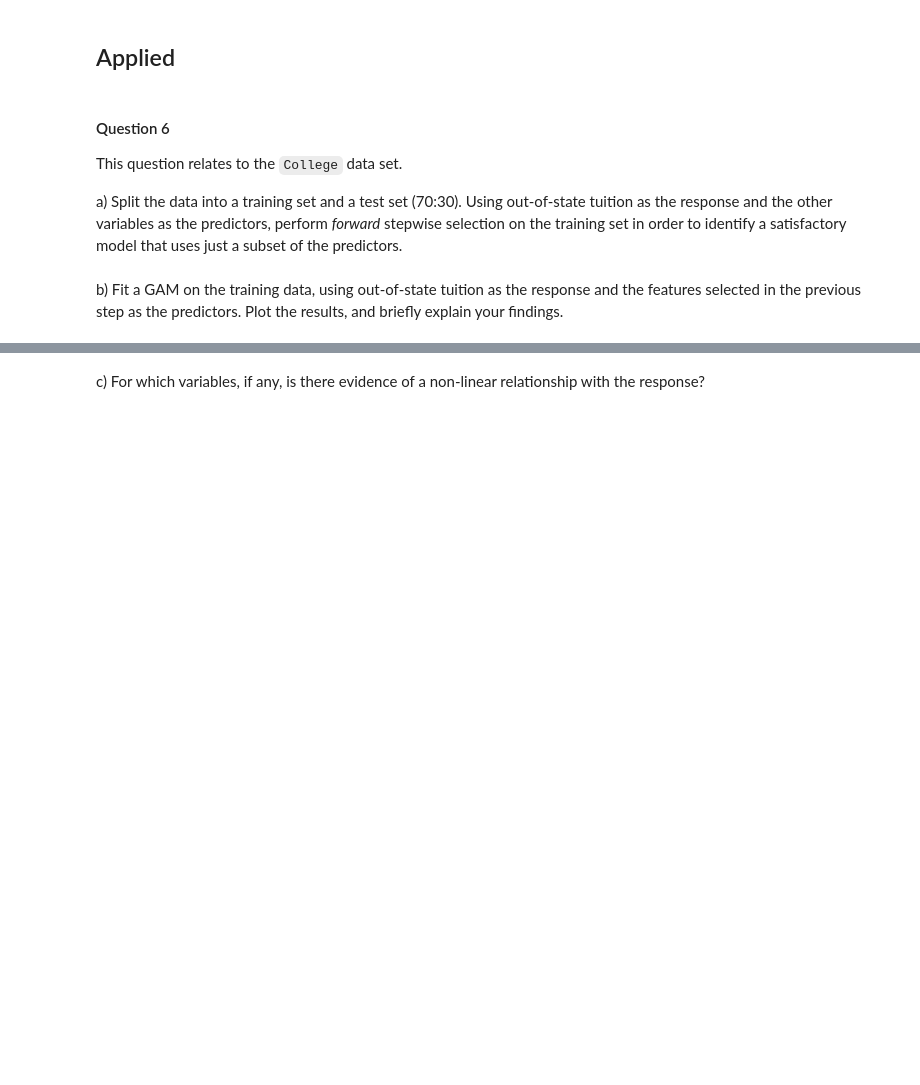
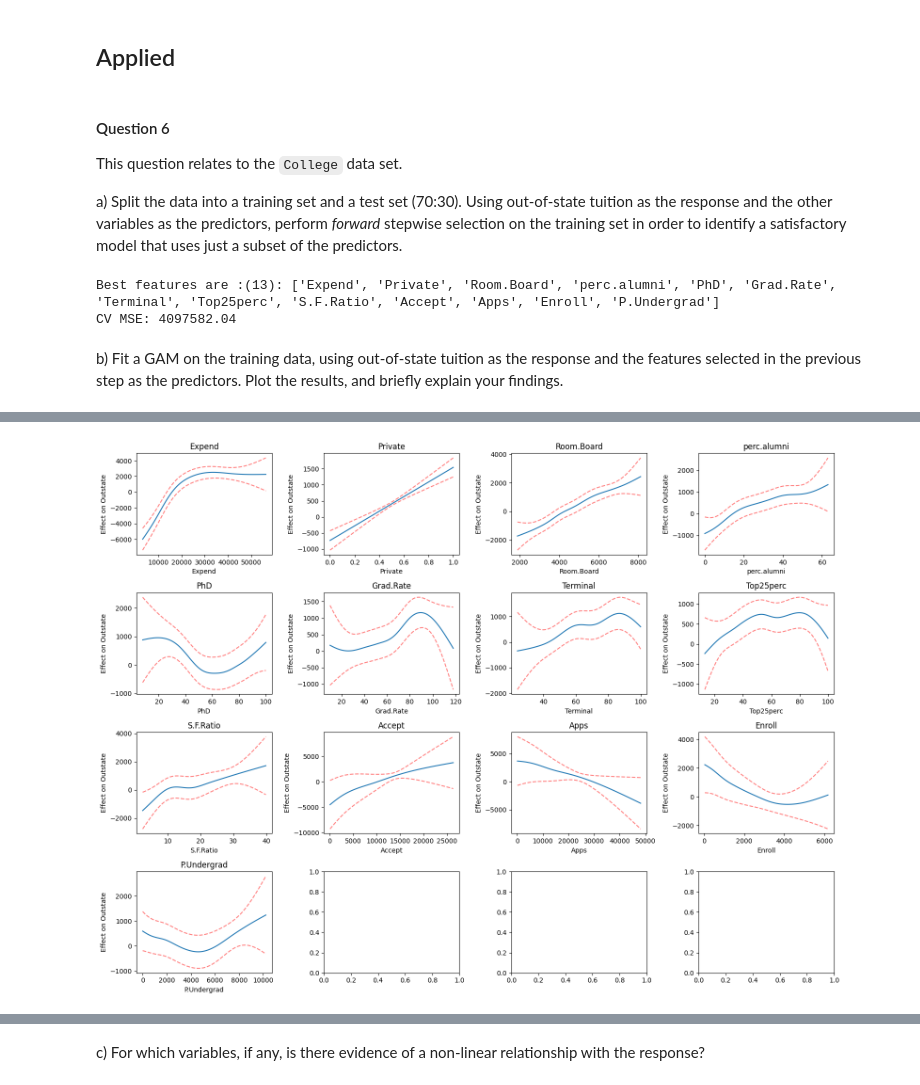
Before and after one commit to YashviKommidi/Machine_learning_26, a Jupyter notebook: INFO521_HW6.ipynb, the cells around one changed output, grey strips where cells are left out. Drawn from its saved outputs; the diff is of its cells as text; code cells hidden in the pictures; blank space fills up the shorter version.

```diff
--- a/INFO521_HW6.ipynb
+++ b/INFO521_HW6.ipynb
@@ -154,12 +197,83 @@ This question relates to the `College` data set.
 
 a) Split the data into a training set and a test set (70:30). Using out-of-state tuition as the response and the other variables as the predictors, perform *forward* stepwise selection on the training set in order to identify a satisfactory model that uses just a subset of the predictors.
 # %%
-# BEGIN SOLUTION
+#importing libraries
+import pandas as pd
+import numpy as np
+from sklearn.model_selection import train_test_split, cross_val_score
+from sklearn.linear_model import LinearRegression
+from sklearn.metrics import mean_squared_error
 
-# END SOLUTION
+#loading the data and preparing the data
+df = pd.read_csv('College.csv', index_col=0)
+df['Private'] = (df['Private'] == 'Yes').astype(int)
+
+X = df.drop('Outstate', axis=1)
+y = df['Outstate']
+
+#performing the 70:30 split for the data
+X_train, X_test, y_train, y_test = train_test_split(X, y, test_size=0.3, random_state=42)
+
+# doing the forward stepwise selection
+remaining, selected, results = list(X.columns), [], []
+
+while remaining:
+    best_rss, best_feat = np.inf, None
+    for feat in remaining:
+        model = LinearRegression().fit(X_train[selected + [feat]], y_train)
+        rss = mean_squared_error(y_train, model.predict(X_train[selected + [feat]])) * len(y_train)
+        if rss < best_rss:
+            best_rss, best_feat = rss, feat
+#adding the best predictor to selected and remove from remaining
+    selected.append(best_feat)
+    remaining.remove(best_feat)
+    results.append((len(selected), selected.copy(), best_rss))
+
+#picking the best model using 5-fold cross validation
+best_cv, best_feats = np.inf, None
+for _, feats, _ in results:
+    cv = -cross_val_score(LinearRegression(), X_train[feats], y_train,
+                          cv=5, scoring='neg_mean_squared_error').mean()
+    if cv < best_cv:
+        best_cv, best_feats = cv, feats
+
+#printing the best features and the CV MSE
+print(f"Best features are :({len(best_feats)}): {best_feats}")
+print(f"CV MSE: {best_cv:.2f}")
+# %% [output]
+Best features are :(13): ['Expend', 'Private', 'Room.Board', 'perc.alumni', 'PhD', 'Grad.Rate', 'Terminal', 'Top25perc', 'S.F.Ratio', 'Accept', 'Apps', 'Enroll', 'P.Undergrad']
+CV MSE: 4097582.04
 # %% [markdown]
 b) Fit a GAM on the training data, using out-of-state tuition as the response and the features selected in the previous step as the predictors. Plot the results, and briefly explain your findings.
 # %%
-# BEGIN SOLUTION
 
-# END SOLUTION
+from pygam import LinearGAM, s
+import matplotlib.pyplot as plt
+
+#fitting the GAM model using the selected features
+X_train_gam = X_train[best_feats].values
+
+# building the GAM with a spline for each predictor
+gam = LinearGAM(s(0) + s(1) + s(2) + s(3) + s(4) + s(5) + s(6) +
+                s(7) + s(8) + s(9) + s(10) + s(11) + s(12))
+
+#using the gridsearch to automatically find the best smoothing parameter lambda
+gam.gridsearch(X_train_gam, y_train)
+
+#plotting the results we get
+fig, axes = plt.subplots(4, 4, figsize=(16, 12))
+axes = axes.flatten()
+
+#looping through each of the features and also plotting its partial dependence
+for i, feat in enumerate(best_feats):
+    XX = gam.generate_X_grid(term=i)
+    axes[i].plot(XX[:, i], gam.partial_dependence(term=i, X=XX))
+    axes[i].plot(XX[:, i], gam.partial_dependence(term=i, X=XX, width=0.95)[1],
+                 c='r', ls='--', alpha=0.5)
+    axes[i].set_title(feat)
+    axes[i].set_xlabel(feat)
+    axes[i].set_ylabel('Effect on Outstate')
+
+plt.tight_layout()
+plt.show()
+# %% [output]
@@ -166 +288,2 @@ b) Fit a GAM on the training data, using out-of-state tuition as the response an
+[figure, added]
 # %% [markdown]
```
Also changed, not shown: parts of 22 cells of this notebook.
